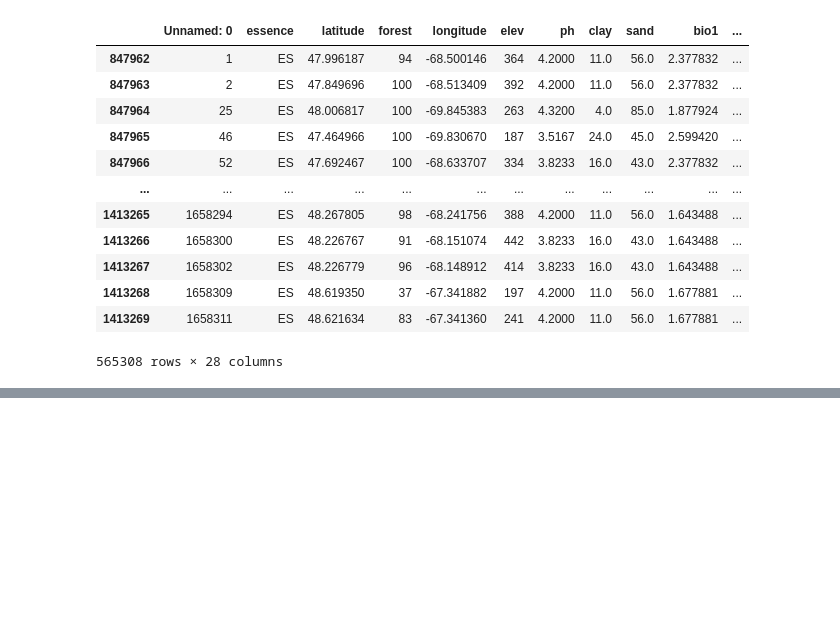
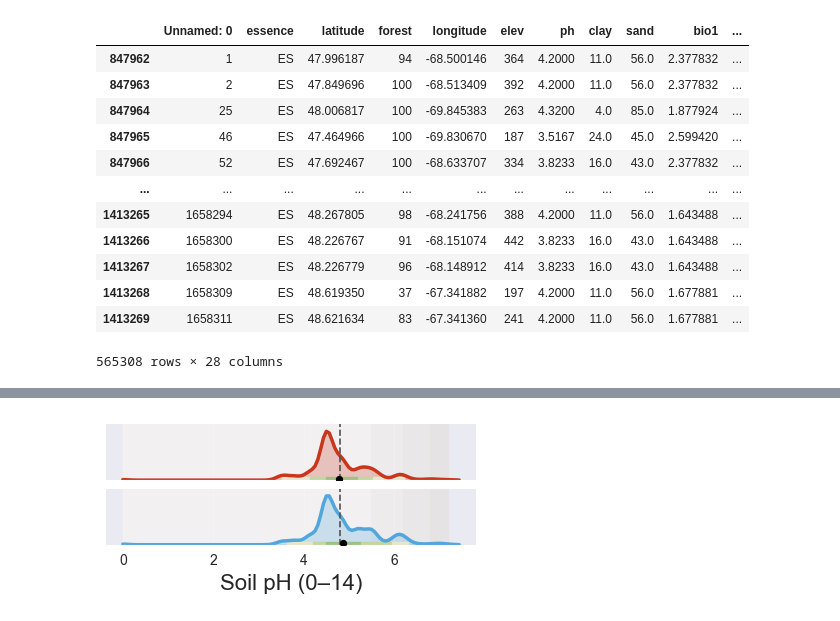
Before and after one commit to jorgelizarazo94/Maple_Quebecois, a Jupyter notebook: Maples_split.ipynb, the cells around one changed output, grey strips where cells are left out. Cells and saved outputs as stored; diff of their text form; code cells hidden in the pictures; blank space fills up the shorter version.

```diff
--- a/Maples_split.ipynb
+++ b/Maples_split.ipynb
@@ -151,0 +244,85 @@ es_data.to_csv('data/db_sugar_maple.csv', index=False)
+# %%
+# === CONFIGURACIÓN ===
+bins = 120
+sigma = 2.0         # suavizado (en bins)
+xpad  = 0.2         # margen en el eje pH (más corto que elev)
+y_scale = 1.15
+
+# === DATAFRAME a partir de pH ===
+db = db.replace([np.inf, -np.inf], np.nan).dropna(subset=['essence','ph'])
+# pH válido (0–14); en tu dataset parece ~4–7, así que filtramos defensivo:
+db = db[(db['ph'] >= 0) & (db['ph'] <= 14)]
+
+species_order  = ['EO','ES']
+species_colors = {'EO': color_EO, 'ES': color_ES}
+labels_nice    = {'EO': 'Red maple (EO)', 'ES': 'Sugar maple (ES)'}
+
+# Eje X común (pH)
+xmin = max(0, db['ph'].min() - xpad)
+xmax = min(14, db['ph'].max() + xpad)
+x    = np.linspace(xmin, xmax, bins)
+global_mean = db['ph'].mean()
+
+# === KDE suave (hist + convolución gaussiana) ===
+def smooth_density(values, x_grid, sigma_bins=2.0):
+    counts, _ = np.histogram(values, bins=len(x_grid),
+                             range=(x_grid.min(), x_grid.max()), density=True)
+    half = int(4*sigma_bins)
+    kx = np.arange(-half, half+1)
+    kernel = np.exp(-(kx**2)/(2*sigma_bins**2))
+    kernel /= kernel.sum()
+    smooth = np.convolve(counts, kernel, mode='same')
+    return smooth
+
+# === FIGURA COMPACTA (misma tipografía) ===
+fig, axs = plt.subplots(nrows=len(species_order), ncols=1, figsize=(4, 2), sharex=True)
+if len(species_order) == 1:
+    axs = [axs]
+
+for i, sp in enumerate(species_order):
+    ax = axs[i]
+    subset = db[db['essence'] == sp]
+
+    # Densidad sobre pH
+    y = smooth_density(subset['ph'].values, x, sigma_bins=sigma)
+    y = y / (y.max() if y.max() > 0 else 1.0)
+
+    # --- Bandas guía opcionales de interpretación de pH ---
+    # fuertemente ácido (<5.5), moderado (5.5–6.2), ligeramente ácido (6.2–6.8), casi neutro (6.8–7.2)
+    # (ajusta o comenta si no quieres estas guías)
+    ax.axvspan(xmin, 5.5, color='#f4f1f1', alpha=0.9, zorder=0)
+    ax.axvspan(5.5, 6.2, color='#efecec', alpha=0.9, zorder=0)
+    ax.axvspan(6.2, 6.8, color='#eae7e7', alpha=0.9, zorder=0)
+    ax.axvspan(6.8, 7.2, color='#e6e3e3', alpha=0.9, zorder=0)
+
+    # Curva base
+    ax.plot(x, y, color=species_colors[sp], linewidth=2.5)
+    ax.fill_between(x, 0, y, color=species_colors[sp], alpha=0.25)
+
+    # Cuantiles (sobre pH)
+    qs = np.percentile(subset['ph'], [2.5, 10, 25, 75, 90, 97.5])
+    band_y = 0.06
+    for j in range(len(qs) - 1):
+        ax.fill_between([qs[j], qs[j+1]], 0, band_y, color=colors[j], alpha=1.0)
+
+    # Medias
+    sp_mean = subset['ph'].mean()
+    ax.axvline(global_mean, color=darkgrey, linestyle='--', linewidth=1.2)   # media global de pH
+    ax.scatter([sp_mean], [band_y/2], color='black', s=18, zorder=4)         # media de pH por especie
+
+    # Limpieza
+    ax.set_ylim(0, y_scale)
+    ax.set_yticks([])
+    ax.spines[['left','top','right']].set_visible(False)
+    ax.grid(axis='x', alpha=0.2)
+
+# Eje X y leyenda mini
+axs[-1].set_xlabel('Soil pH (0–14)', fontsize=16)
+#fig.text(0.60, 0.75, '— Global mean', ha='left', va='center', fontsize=12, color=darkgrey)
+#fig.text(0.60, 0.85, '● Species mean', ha='left', va='center', fontsize=12, color=darkgrey)
+
+plt.tight_layout()
+plt.subplots_adjust(hspace=0.15)  # compacta separación vertical
+plt.show()
+# %% [output]
+[figure, added]
```
Also changed, not shown: parts of 18 cells of this notebook.
